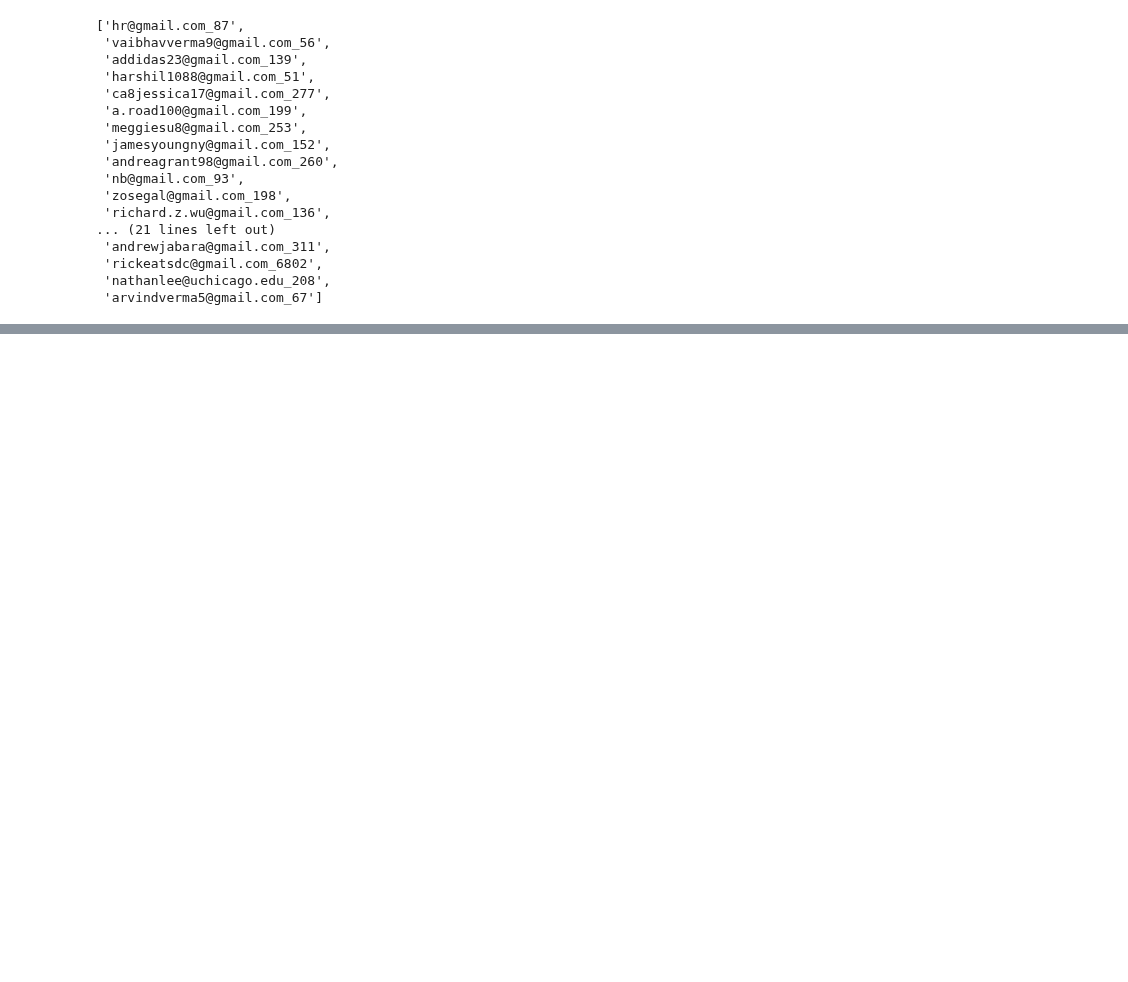
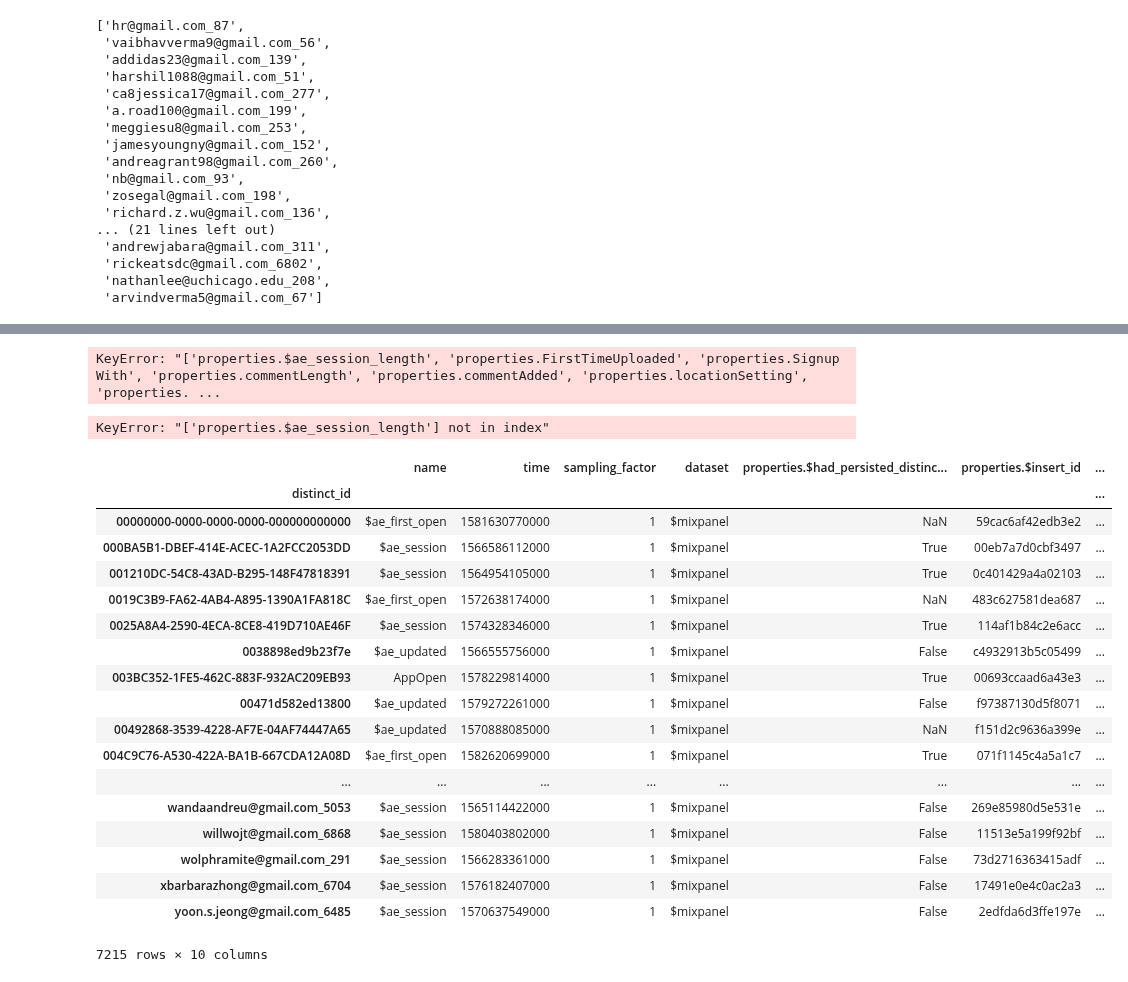
Before and after one commit to prkrishnan1/Simmer_DSS_SP20_Project_1, a Jupyter notebook: EDA.ipynb, the cells around one changed output, grey strips where cells are left out. Drawn from its saved outputs; the diff is of its cells as text; code cells hidden in the pictures; blank space fills up the shorter version.

```diff
--- a/EDA.ipynb
+++ b/EDA.ipynb
@@ -332,0 +313,47 @@ past7Months
+# %%
+past7Months = past7Months[['name',
+ 'distinct_id',
+ 'time',
+ 'properties.$ae_session_length',
+ 'properties.$city',
+ 'properties.$region',
+ 'properties.mp_country_code',
+ 'properties.locationSetting',
+ 'properties.notificationSettings',
+ 'properties.FirstTimeUploaded',
+ 'properties.$had_persisted_distinct_id',
+ 'properties.Signup With',
+ 'properties.imageAdded',
+ 'properties.commentAdded',
+ 'properties.commentLength',
+ 'properties.ImageUploaded']]
+# %% [output]
+KeyError: "['properties.$ae_session_length', 'properties.FirstTimeUploaded', 'properties.Signup With', 'properties.commentLength', 'properties.commentAdded', 'properties.locationSetting', 'properties. ...
+# %%
+past7Months[['name', 'distinct_id',
+ 'time',
+ 'properties.$ae_session_length']]
+# %% [output]
+KeyError: "['properties.$ae_session_length'] not in index"
+# %%
+past7Months.groupby('distinct_id').agg(min)
+# %% [output]
+|  | name | time | sampling_factor | dataset | properties.$had_persisted_distinc... | properties.$insert_id | ... |
+| distinct_id |  |  |  |  |  |  | ... |
+| 00000000-0000-0000-0000-000000000000 | $ae_first_open | 1581630770000 | 1 | $mixpanel | NaN | 59cac6af42edb3e2 | ... |
+| 000BA5B1-DBEF-414E-ACEC-1A2FCC2053DD | $ae_session | 1566586112000 | 1 | $mixpanel | True | 00eb7a7d0cbf3497 | ... |
+| 001210DC-54C8-43AD-B295-148F47818391 | $ae_session | 1564954105000 | 1 | $mixpanel | True | 0c401429a4a02103 | ... |
+| 0019C3B9-FA62-4AB4-A895-1390A1FA818C | $ae_first_open | 1572638174000 | 1 | $mixpanel | NaN | 483c627581dea687 | ... |
+| 0025A8A4-2590-4ECA-8CE8-419D710AE46F | $ae_session | 1574328346000 | 1 | $mixpanel | True | 114af1b84c2e6acc | ... |
+| 0038898ed9b23f7e | $ae_updated | 1566555756000 | 1 | $mixpanel | False | c4932913b5c05499 | ... |
+| 003BC352-1FE5-462C-883F-932AC209EB93 | AppOpen | 1578229814000 | 1 | $mixpanel | True | 00693ccaad6a43e3 | ... |
+| 00471d582ed13800 | $ae_updated | 1579272261000 | 1 | $mixpanel | False | f97387130d5f8071 | ... |
+| 00492868-3539-4228-AF7E-04AF74447A65 | $ae_updated | 1570888085000 | 1 | $mixpanel | NaN | f151d2c9636a399e | ... |
+| 004C9C76-A530-422A-BA1B-667CDA12A08D | $ae_first_open | 1582620699000 | 1 | $mixpanel | True | 071f1145c4a5a1c7 | ... |
+| ... | ... | ... | ... | ... | ... | ... | ... |
+| wandaandreu@gmail.com_5053 | $ae_session | 1565114422000 | 1 | $mixpanel | False | 269e85980d5e531e | ... |
+| willwojt@gmail.com_6868 | $ae_session | 1580403802000 | 1 | $mixpanel | False | 11513e5a199f92bf | ... |
+| wolphramite@gmail.com_291 | $ae_session | 1566283361000 | 1 | $mixpanel | False | 73d2716363415adf | ... |
+| xbarbarazhong@gmail.com_6704 | $ae_session | 1576182407000 | 1 | $mixpanel | False | 17491e0e4c0ac2a3 | ... |
+| yoon.s.jeong@gmail.com_6485 | $ae_session | 1570637549000 | 1 | $mixpanel | False | 2edfda6d3ffe197e | ... |
+7215 rows × 10 columns
```
Also changed, not shown: parts of 3 cells of this notebook.
